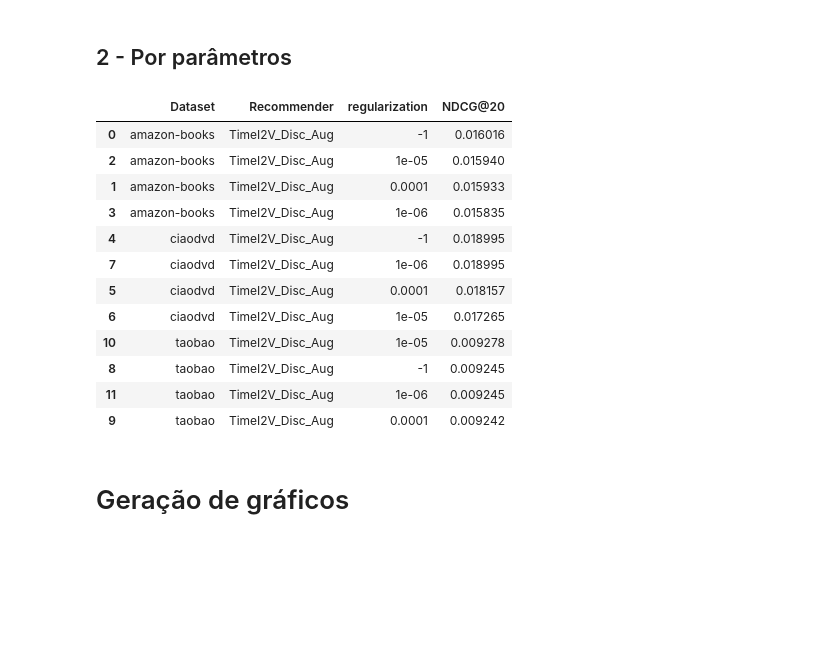
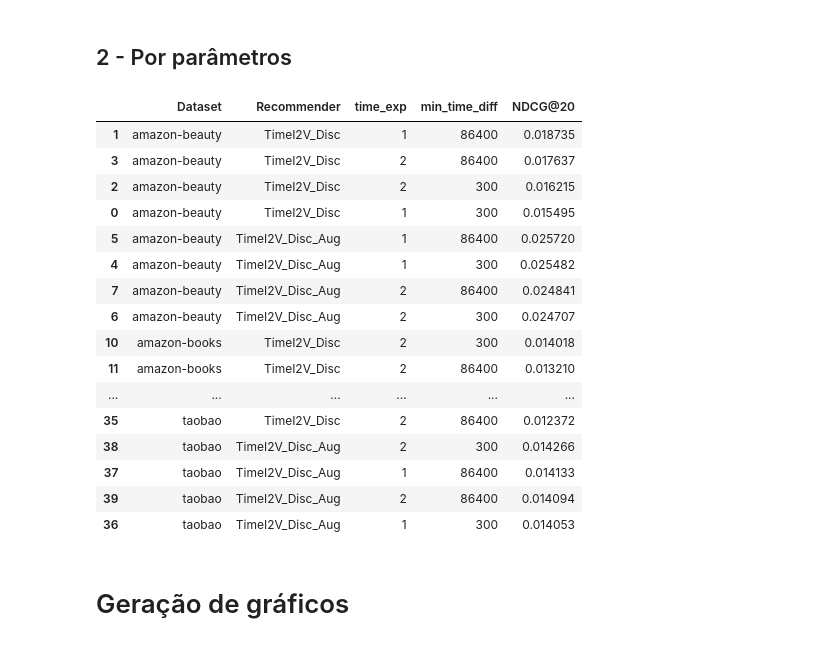
Before and after one commit to UFSCar-LaSID/tai2vec, a Jupyter notebook: Graficos_Bracis.ipynb, the cells around one changed output. Drawn from its saved outputs; the diff is of its cells as text; code cells hidden in the pictures; blank space fills up the shorter version.

```diff
--- a/Graficos_Bracis.ipynb
+++ b/Graficos_Bracis.ipynb
@@ -84,45 +95,49 @@ display(saida)
 # %%
 pd.set_option('display.max_rows', 200)
 
 def metrics_per_parameter(df, df_name, parameters):
 
     def extract_parameter_value(param_str, target_param):
         params = dict(item.split('=') for item in param_str.split('@'))
         return params.get(target_param, None)
 
     if df_name != 'all':
         df = df[df['Dataset'] == df_name].copy()
 
     df = df[df['Recommender'] != 'ALS']
     df = df[df['Recommender'] != 'BPR']
 
     for parameter_name in parameters:
         df[parameter_name] = df['Parameters'].apply(lambda x: extract_parameter_value(x, parameter_name))
 
     best_values = (
         df.groupby(['Dataset', 'Recommender'] + parameters)['NDCG@20']
         .max()
         .reset_index()
         .sort_values(by=['Dataset', 'Recommender', 'NDCG@20'], ascending=[True, True, False])
     )
 
     return best_values
 
-metrics_per_parameter(metrics_df, 'all', ['recomennder_norm'])
+metrics_per_parameter(metrics_df, 'all', ['time_exp', 'min_time_diff'])
 # %% [output]
-|  | Dataset | Recommender | regularization | NDCG@20 |
-| 0 | amazon-books | TimeI2V_Disc_Aug | -1 | 0.016016 |
-| 2 | amazon-books | TimeI2V_Disc_Aug | 1e-05 | 0.015940 |
-| 1 | amazon-books | TimeI2V_Disc_Aug | 0.0001 | 0.015933 |
-| 3 | amazon-books | TimeI2V_Disc_Aug | 1e-06 | 0.015835 |
-| 4 | ciaodvd | TimeI2V_Disc_Aug | -1 | 0.018995 |
-| 7 | ciaodvd | TimeI2V_Disc_Aug | 1e-06 | 0.018995 |
-| 5 | ciaodvd | TimeI2V_Disc_Aug | 0.0001 | 0.018157 |
-| 6 | ciaodvd | TimeI2V_Disc_Aug | 1e-05 | 0.017265 |
-| 10 | taobao | TimeI2V_Disc_Aug | 1e-05 | 0.009278 |
-| 8 | taobao | TimeI2V_Disc_Aug | -1 | 0.009245 |
-| 11 | taobao | TimeI2V_Disc_Aug | 1e-06 | 0.009245 |
-| 9 | taobao | TimeI2V_Disc_Aug | 0.0001 | 0.009242 |
+|  | Dataset | Recommender | time_exp | min_time_diff | NDCG@20 |
+| 1 | amazon-beauty | TimeI2V_Disc | 1 | 86400 | 0.018735 |
+| 3 | amazon-beauty | TimeI2V_Disc | 2 | 86400 | 0.017637 |
+| 2 | amazon-beauty | TimeI2V_Disc | 2 | 300 | 0.016215 |
+| 0 | amazon-beauty | TimeI2V_Disc | 1 | 300 | 0.015495 |
+| 5 | amazon-beauty | TimeI2V_Disc_Aug | 1 | 86400 | 0.025720 |
+| 4 | amazon-beauty | TimeI2V_Disc_Aug | 1 | 300 | 0.025482 |
+| 7 | amazon-beauty | TimeI2V_Disc_Aug | 2 | 86400 | 0.024841 |
+| 6 | amazon-beauty | TimeI2V_Disc_Aug | 2 | 300 | 0.024707 |
+| 10 | amazon-books | TimeI2V_Disc | 2 | 300 | 0.014018 |
+| 11 | amazon-books | TimeI2V_Disc | 2 | 86400 | 0.013210 |
+| ... | ... | ... | ... | ... | ... |
+| 35 | taobao | TimeI2V_Disc | 2 | 86400 | 0.012372 |
+| 38 | taobao | TimeI2V_Disc_Aug | 2 | 300 | 0.014266 |
+| 37 | taobao | TimeI2V_Disc_Aug | 1 | 86400 | 0.014133 |
+| 39 | taobao | TimeI2V_Disc_Aug | 2 | 86400 | 0.014094 |
+| 36 | taobao | TimeI2V_Disc_Aug | 1 | 300 | 0.014053 |
 # %% [markdown]
 # Geração de gráficos
 # %%
```
Also changed, not shown: parts of 2 cells of this notebook, 11 other files.
